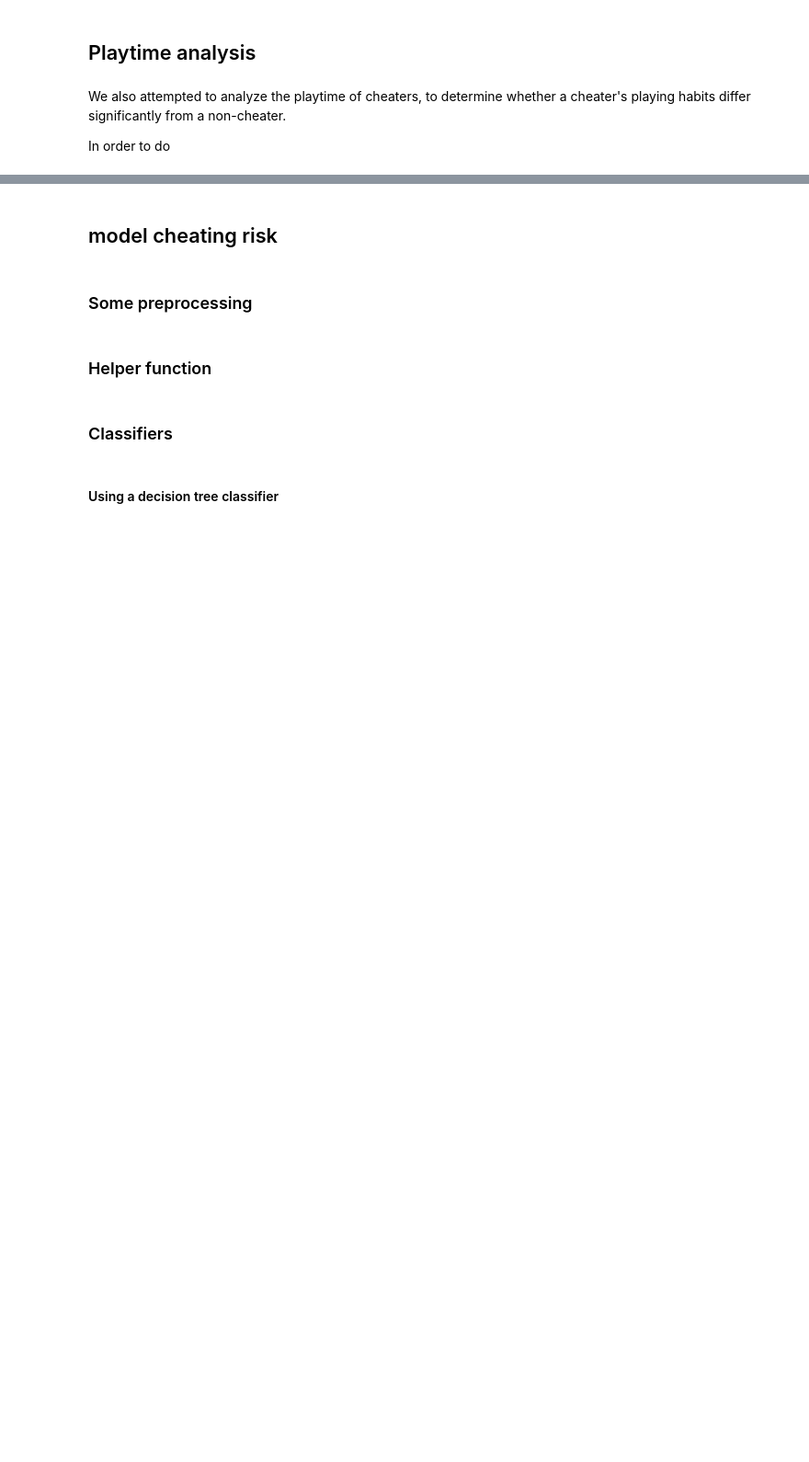
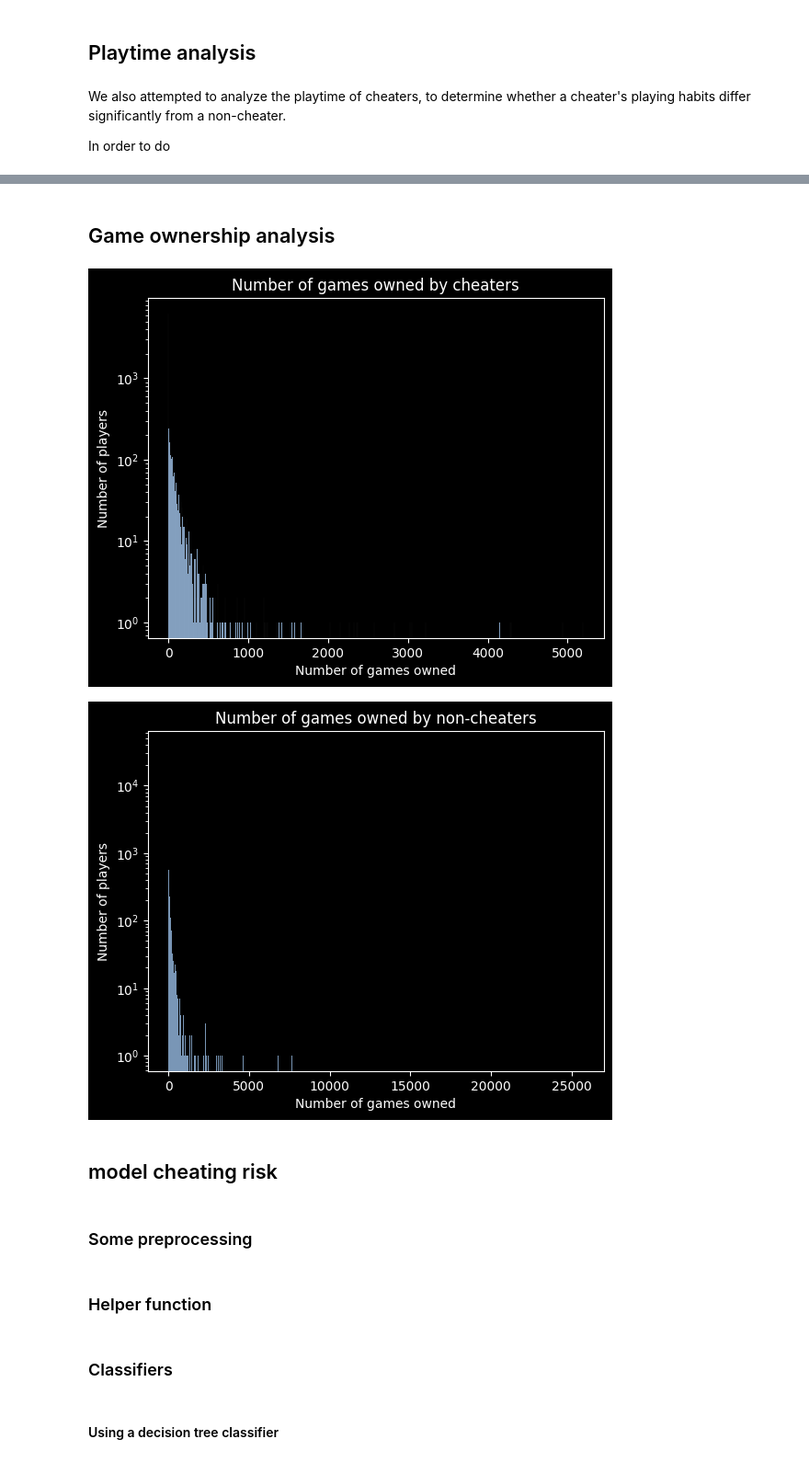
Before and after one commit to Aryyt/steam_cheater_network_analysis, a Jupyter notebook: BloomsWorkspace.ipynb, the cells around one changed output, grey strips where cells are left out. Shown: that part at 92% size. Saved outputs shown, nothing was run; the diff lists cells and outputs as text; code cells hidden in the pictures; blank space fills up the shorter version.

Commit message:
Add game ownership analysis

```diff
--- a/BloomsWorkspace.ipynb
+++ b/BloomsWorkspace.ipynb
@@ -457,3 +469,32 @@ plotPlaytime(innocents, "Playtime of non-cheaters")
+# %% [markdown]
+## Game ownership analysis
+# %%
+data["isCheater"] =  (data["NumberOfVACBans"] + data["NumberOfGameBans"]) > 0
+
+cheatingGames = data.loc[
+    data["isCheater"], "numGames"
+]
+
+innocentGames = data.loc[
+    ~data["isCheater"], "numGames"
+]
+
+sns.histplot(cheatingGames)
+plt.title("Number of games owned by cheaters")
+plt.yscale("log")
+plt.xlabel("Number of games owned")
+plt.ylabel("Number of players")
+plt.show()
+
+sns.histplot(innocentGames)
+plt.title("Number of games owned by non-cheaters")
+plt.yscale("log")
+plt.xlabel("Number of games owned")
+plt.ylabel("Number of players")
+plt.show()
+# %% [output]
+[figure, added]
+[figure, added]
 # %% [markdown]
 ## model cheating risk
 # %% [markdown]
```
Also changed, not shown: parts of 14 cells of this notebook.
